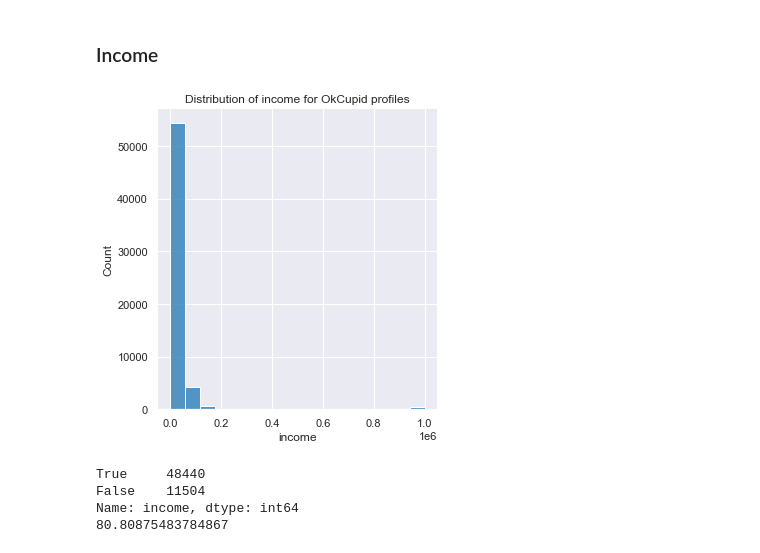
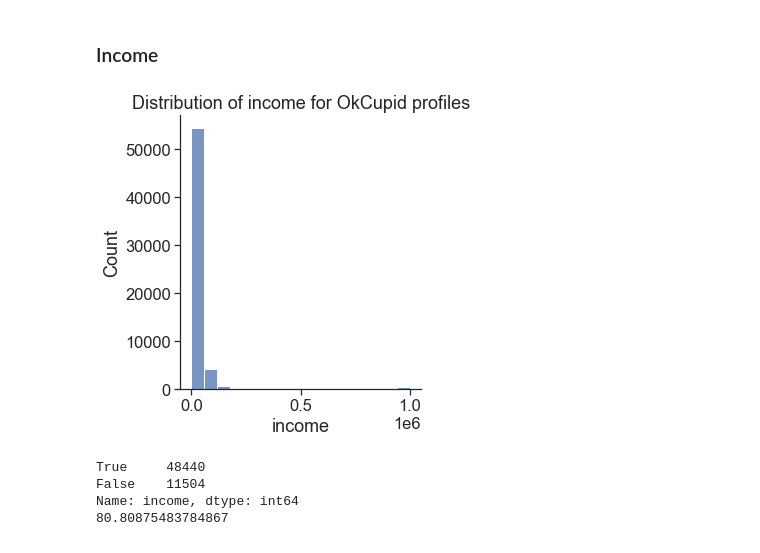
Before and after one commit to LottesofCode/Portfolio, a Jupyter notebook: _notebooks/2022-06-22-date-a-scientist.ipynb, the cells around one changed output. Drawn from its saved outputs; the diff is of its cells as text; code cells hidden in the pictures.

```diff
--- a/_notebooks/2022-06-22-date-a-scientist.ipynb
+++ b/_notebooks/2022-06-22-date-a-scientist.ipynb
@@ -244,7 +244,10 @@ Minimum age: 18
 The mean age of users is 32 years old, with 90% of the data lying below 46 years. The maximum age is 110 years old, which is either impressive, someone didn't want to disclose their age, or is an error.  This outlier causes the already left-skewed data to be further skewed.  Therefore, the two outliers, at 109 and 110 are best removed in order to minimise their effect on the total distribution of the data, and this the statistical analysis.
 # %%
 okc = okc[okc.age < 75]
-sns.displot(data=okc, x="age", hue="sex", multiple = "stack", palette=['cyan', 'yellow'], kind='hist', binwidth=2)
+sns.set_style('ticks')
+#sns.set_context('notebook')
+sns.set_context("notebook", font_scale=1.5, rc={"lines.linewidth": 2.5})
+sns.displot(data=okc, x="age", hue="sex", multiple = "stack", palette='Spectral', kind='hist', binwidth=2)
 plt.title('Cleaned age distribution of OkCupid profiles')
 plt.show()
 # %% [output]
@@ -276,7 +279,10 @@ print(okc.height.value_counts())
 Name: height, dtype: int64
 # %%
 fig, (ax1) = plt.subplots(figsize=(7, 6))
-sns.histplot(data=okc, x="height", hue="sex", binwidth=2, multiple = "stack", palette=['cyan', 'yellow'], ax=ax1)
+sns.set_style('ticks')
+#sns.set_context('notebook')
+sns.set_context("notebook", font_scale=1.5, rc={"lines.linewidth": 2.5})
+sns.histplot(data=okc, x="height", hue="sex", binwidth=2, multiple = "stack", palette='Spectral', ax=ax1)
 ax1.set_xlim(55, 85)
 plt.title('Height distribution of OkCupid users')
 plt.show()
@@ -303,10 +309,13 @@ The average height for females is 65 inches, or 5ft 5in and the average height f
 ### Income
 # %%
 sns.displot(okc.income)
+sns.set_style('ticks')
+#sns.set_context('notebook')
+sns.set_context("notebook", font_scale=1.5, rc={"lines.linewidth": 2.5})
 plt.title('Distribution of income for OkCupid profiles')
 plt.show()
 # %% [output]
-[figure, old version]
+[figure, new version]
 # %%
 
 okc_no_income =(okc.income == -1).value_counts()
```
Also changed, not shown: parts of 5 cells of this notebook.
